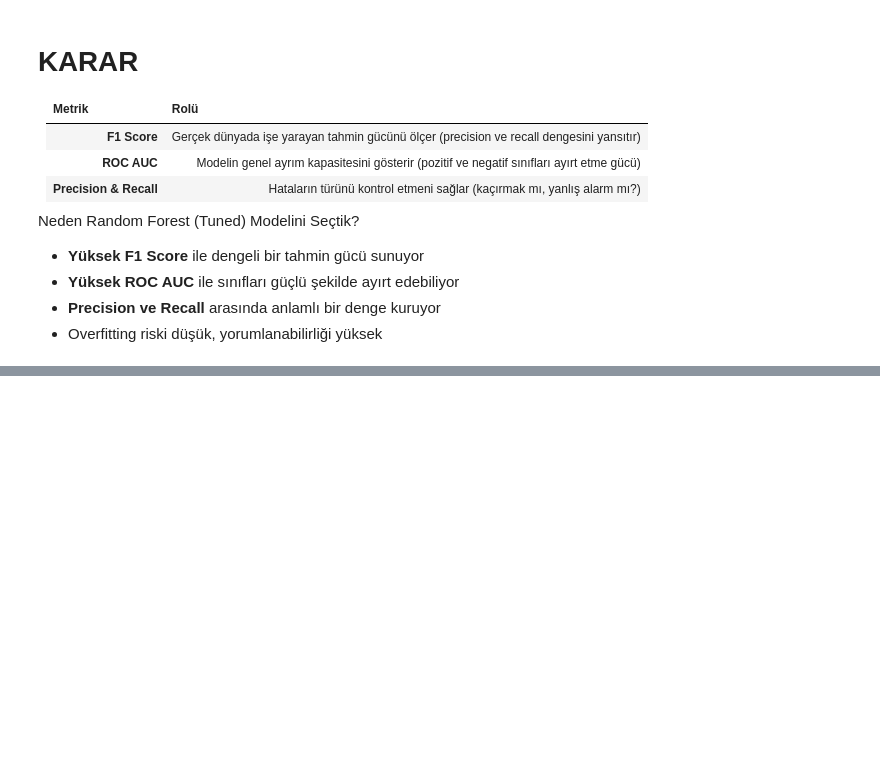
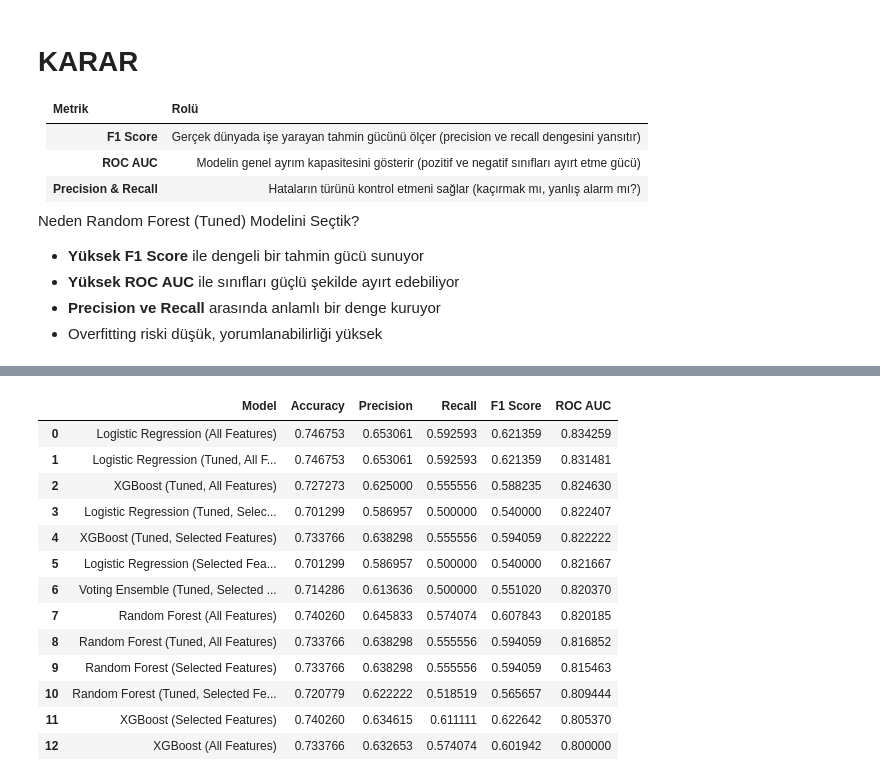
Before and after one commit to omeruncu/Diabetes-Detector, a Jupyter notebook: notebooks/01_eda.ipynb, the cells around one changed output, grey strips where cells are left out. Cells and saved outputs as stored; diff of their text form; code cells hidden in the pictures; blank space fills up the shorter version.

```diff
--- a/notebooks/01_eda.ipynb
+++ b/notebooks/01_eda.ipynb
@@ -905,0 +1136,17 @@ joblib.dump(selected_features, "models/selected_features.pkl")
+# %%
+def evaluate_models(models, X_train, X_test, y_train, y_test, label_suffix=""):
+    results = []
+    for name, model in models.items():
+        model.fit(X_train, y_train)
+        y_pred = model.predict(X_test)
+        y_prob = model.predict_proba(X_test)[:, 1]
+
+        results.append({
+            "Model": f"{name} {label_suffix}",
+            "Accuracy": accuracy_score(y_test, y_pred),
+            "Precision": precision_score(y_test, y_pred),
+            "Recall": recall_score(y_test, y_pred),
+            "F1 Score": f1_score(y_test, y_pred),
+            "ROC AUC": roc_auc_score(y_test, y_prob)
+        })
+    return results
@@ -905,0 +1197,12 @@ joblib.dump(selected_features, "models/selected_features.pkl")
+# %%
+voting_ensemble_selected = VotingClassifier(
+    estimators=[
+        ("lr", best_models["Logistic Regression"]),
+        ("rf", best_models["Random Forest"]),
+        ("xgb", best_models["XGBoost"])
+    ],
+    voting="soft"
+)
+
+# Seçilmiş özelliklerle eğit
+voting_ensemble_selected.fit(X_train_selected, y_train)
@@ -905,0 +1230,31 @@ joblib.dump(selected_features, "models/selected_features.pkl")
+# %%
+y_pred = voting_ensemble_selected.predict(X_test_selected)
+y_prob = voting_ensemble_selected.predict_proba(X_test_selected)[:, 1]
+
+ensemble_selected_result = {
+    "Model": "Voting Ensemble (Tuned, Selected Features)",
+    "Accuracy": accuracy_score(y_test, y_pred),
+    "Precision": precision_score(y_test, y_pred),
+    "Recall": recall_score(y_test, y_pred),
+    "F1 Score": f1_score(y_test, y_pred),
+    "ROC AUC": roc_auc_score(y_test, y_prob)
+}
+# %%
+results_df = pd.concat([results_df, pd.DataFrame([ensemble_selected_result])], ignore_index=True)
+results_df = results_df.sort_values(by="ROC AUC", ascending=False).reset_index(drop=True)
+results_df
+# %% [output]
+|  | Model | Accuracy | Precision | Recall | F1 Score | ROC AUC |
+| 0 | Logistic Regression (All Features) | 0.746753 | 0.653061 | 0.592593 | 0.621359 | 0.834259 |
+| 1 | Logistic Regression (Tuned, All F... | 0.746753 | 0.653061 | 0.592593 | 0.621359 | 0.831481 |
+| 2 | XGBoost (Tuned, All Features) | 0.727273 | 0.625000 | 0.555556 | 0.588235 | 0.824630 |
+| 3 | Logistic Regression (Tuned, Selec... | 0.701299 | 0.586957 | 0.500000 | 0.540000 | 0.822407 |
+| 4 | XGBoost (Tuned, Selected Features) | 0.733766 | 0.638298 | 0.555556 | 0.594059 | 0.822222 |
+| 5 | Logistic Regression (Selected Fea... | 0.701299 | 0.586957 | 0.500000 | 0.540000 | 0.821667 |
+| 6 | Voting Ensemble (Tuned, Selected ... | 0.714286 | 0.613636 | 0.500000 | 0.551020 | 0.820370 |
+| 7 | Random Forest (All Features) | 0.740260 | 0.645833 | 0.574074 | 0.607843 | 0.820185 |
+| 8 | Random Forest (Tuned, All Features) | 0.733766 | 0.638298 | 0.555556 | 0.594059 | 0.816852 |
+| 9 | Random Forest (Selected Features) | 0.733766 | 0.638298 | 0.555556 | 0.594059 | 0.815463 |
+| 10 | Random Forest (Tuned, Selected Fe... | 0.720779 | 0.622222 | 0.518519 | 0.565657 | 0.809444 |
+| 11 | XGBoost (Selected Features) | 0.740260 | 0.634615 | 0.611111 | 0.622642 | 0.805370 |
+| 12 | XGBoost (All Features) | 0.733766 | 0.632653 | 0.574074 | 0.601942 | 0.800000 |
```
Also changed, not shown: parts of 49 cells of this notebook, 3 other files.
